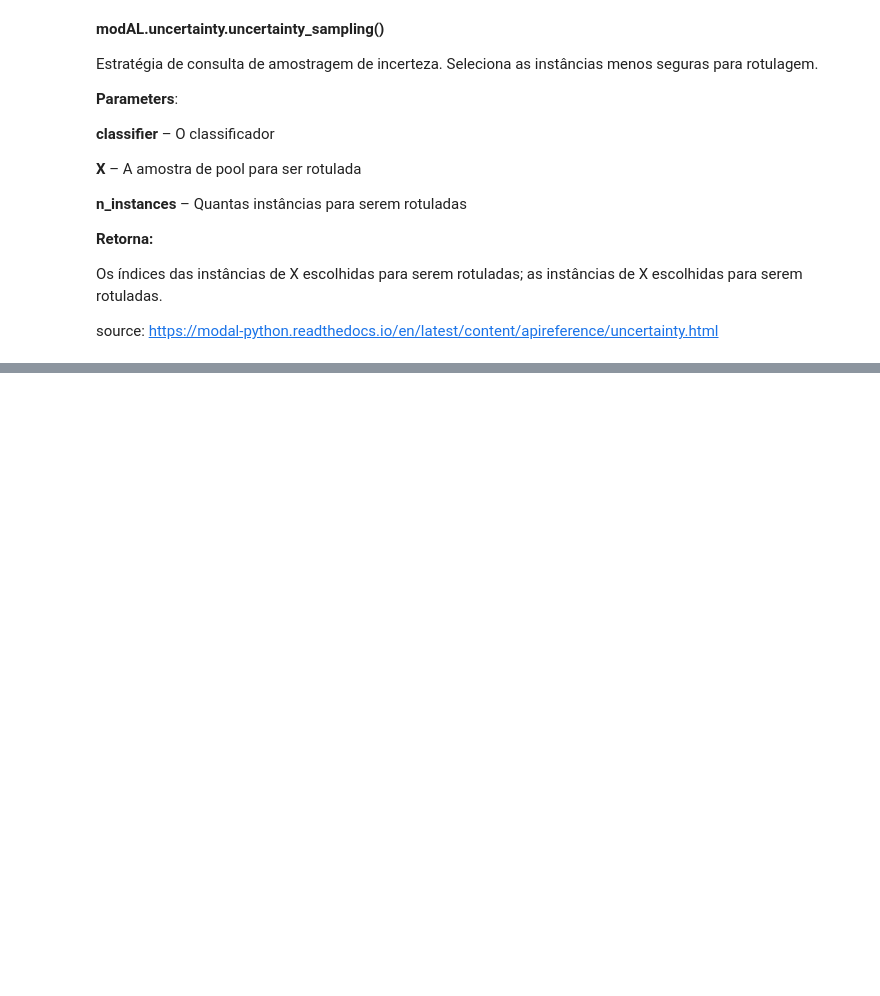
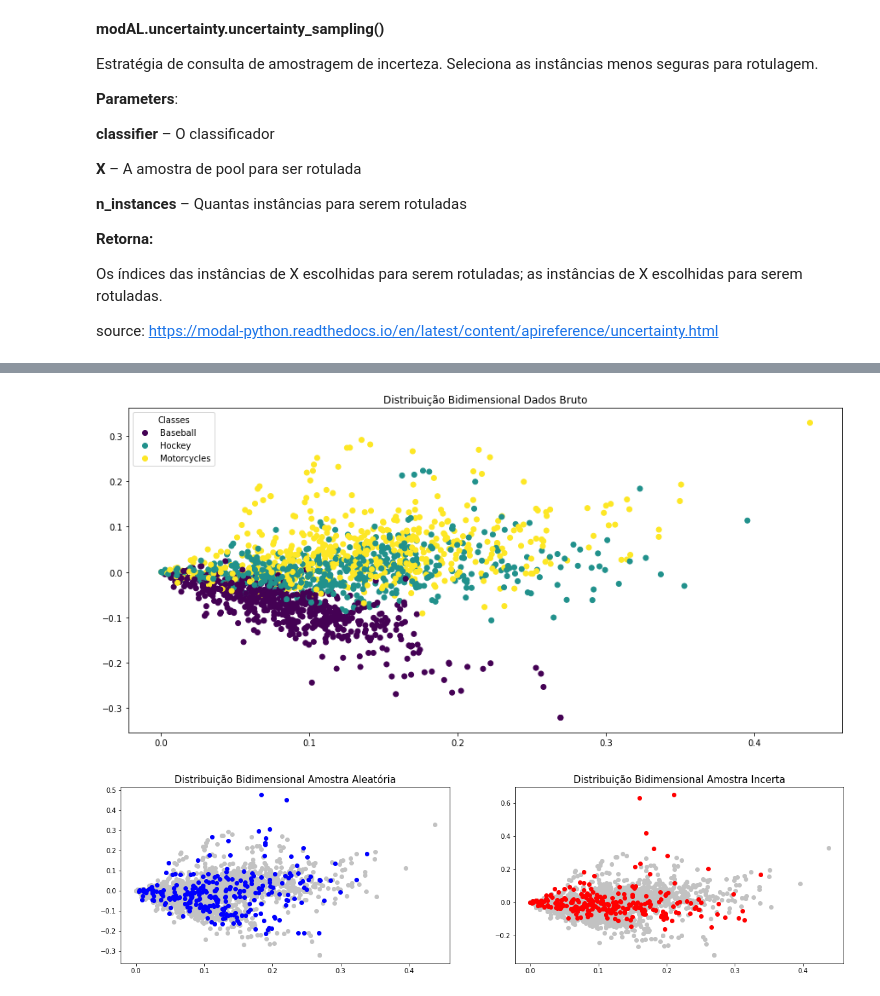
Before and after one commit to luizomatias/active_learning, a Jupyter notebook: notebooks/active_learning_text_classification.ipynb, the cells around one changed output, grey strips where cells are left out. Saved outputs shown, nothing was run; the diff lists cells and outputs as text; code cells hidden in the pictures; blank space fills up the shorter version.

```diff
--- a/notebooks/active_learning_text_classification.ipynb
+++ b/notebooks/active_learning_text_classification.ipynb
@@ -277,3 +242,8 @@ plt.show()
+# %%
+plot_all_distributions(raw_data.text_clean, raw_data.target, X_list_random, X_list_active)
+# %% [output]
+[figure, added]
+[figure, added]
 # %%
 from src.plot_functions import  plot_performance
 plot_performance(performance_history_random, performance_history_active)
```
Also changed, not shown: parts of 34 cells of this notebook.
